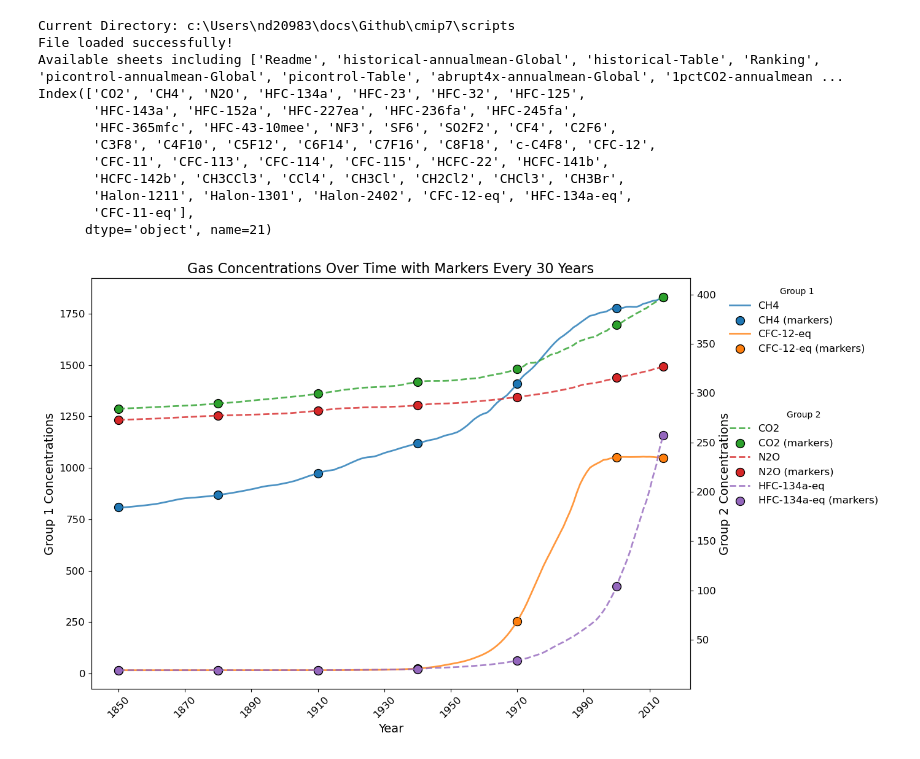
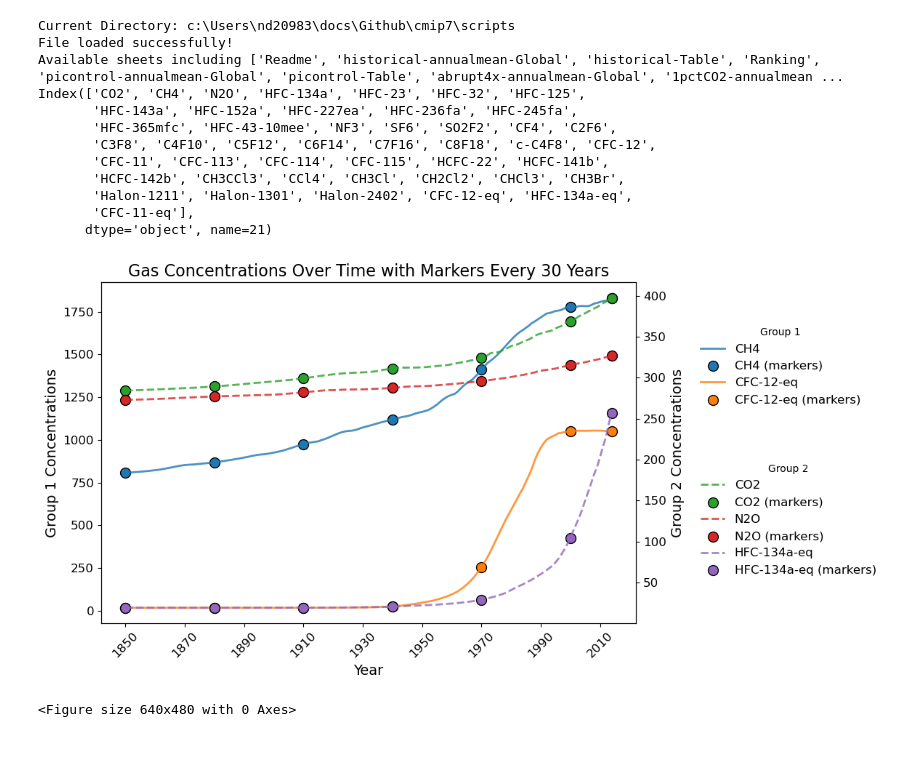
Before and after one commit to Climateyousheng/cmip7, a Jupyter notebook: scripts/read_hisGHGs_conc.ipynb, the cells around one changed output. Cells and saved outputs as stored; diff of their text form; code cells hidden in the pictures.

```diff
--- a/scripts/read_hisGHGs_conc.ipynb
+++ b/scripts/read_hisGHGs_conc.ipynb
@@ -60,7 +60,7 @@ data_group2 = df_ann_glb[group2]  # Data for group 2
 marker_years = range(1850, int(years.max()) + 1, 30)
 
 # Create the plot
-fig, ax_main = plt.subplots(figsize=(14, 8))
+fig, ax_main = plt.subplots(figsize=(12, 6))
 ax_group2 = ax_main.twinx()  # Create a secondary axis for group 2
 
 # Define colors for groups
@@ -90,33 +90,36 @@ for idx, var in enumerate(group2):
         data_group2.loc[[y for y in marker_years if y in years], var],
         marker='o',
         color=color_group2[idx],
         s=100,  # Marker size
         edgecolor='black',
         label=f'{var} (markers)',
     )
     # Add a special circle for the year 2014
     ax_group2.scatter(2014, data_group2.loc[2014, var], marker='o', color=color_group2[idx], s=100, edgecolor='black',)
 
 # Labels and titles
 ax_main.set_ylabel("Group 1 Concentrations", fontsize=14)
 ax_group2.set_ylabel("Group 2 Concentrations", fontsize=14)
 ax_main.set_xlabel("Year", fontsize=14)
 ax_main.set_title("Gas Concentrations Over Time with Markers Every 30 Years", fontsize=16)
 
 # Customize x-axis ticks
 ax_main.set_xticks(range(int(years.min()), int(years.max()) + 1, 20))  # Tick every 20 years
 ax_main.tick_params(axis='x', rotation=45, labelsize=12)
 ax_main.tick_params(axis='y', labelsize=12)
 ax_group2.tick_params(axis='y', labelsize=12)
 
 # Legends
-ax_main.legend(loc='upper left', bbox_to_anchor=(1.05, 1), fontsize=12, title="Group 1", frameon=False)
-ax_group2.legend(loc='upper left', bbox_to_anchor=(1.05, 0.7), fontsize=12, title="Group 2", frameon=False)
+ax_main.legend(loc='upper left', bbox_to_anchor=(1.1, 0.9), fontsize=12, title="Group 1", frameon=False)
+ax_group2.legend(loc='upper left', bbox_to_anchor=(1.1, 0.5), fontsize=12, title="Group 2", frameon=False)
 
 # Adjust layout to prevent clipping of labels
 plt.tight_layout()
 
 # Show the plot
 plt.show()
+# Save the plot
+# plt.savefig(os.path.join(os.getcwd(),'../plots/GHGs_config.png'))
 # %% [output]
-[figure, old version]
+[figure, new version]
+<Figure size 640x480 with 0 Axes>
```
Also changed, not shown: 1 other file.
